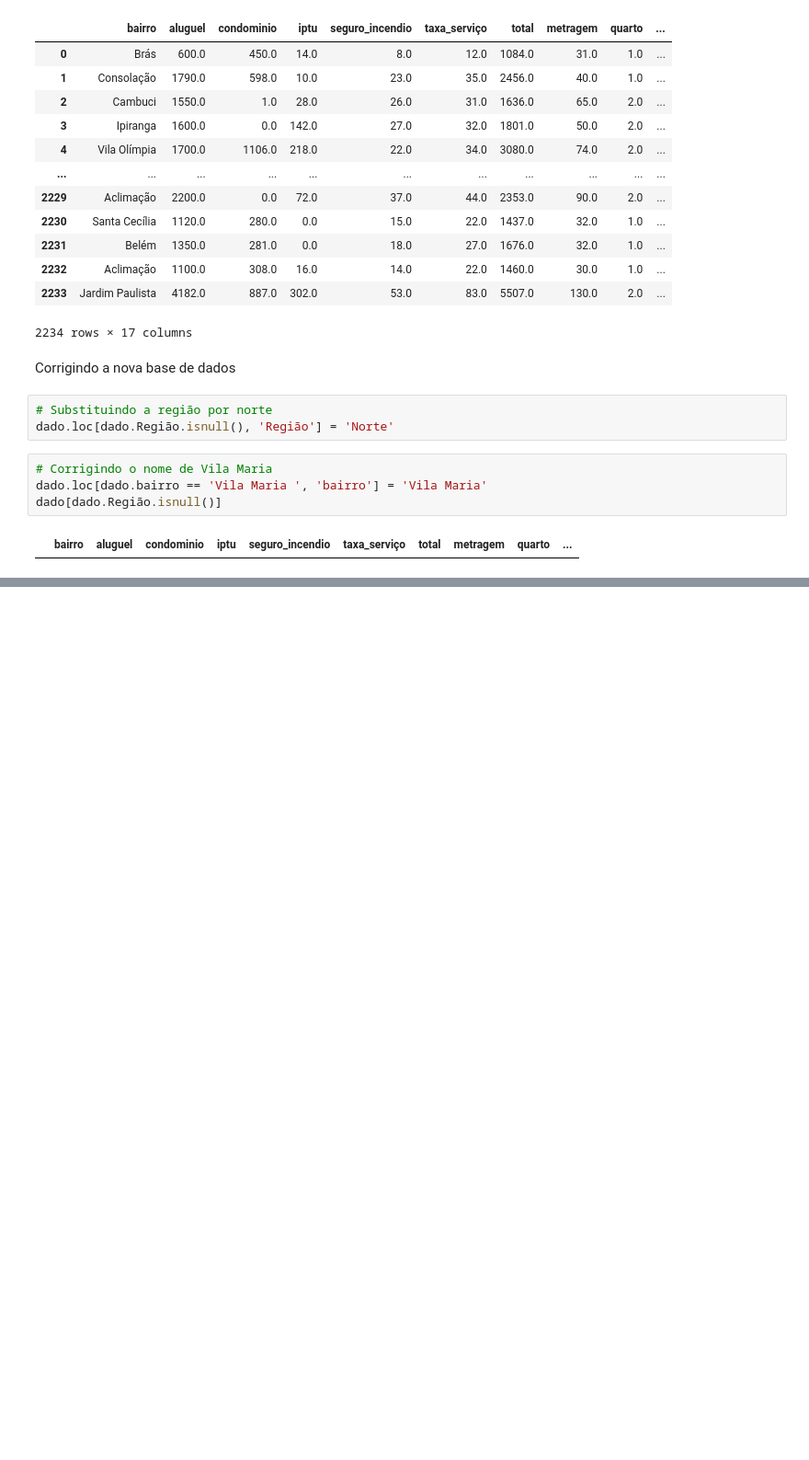
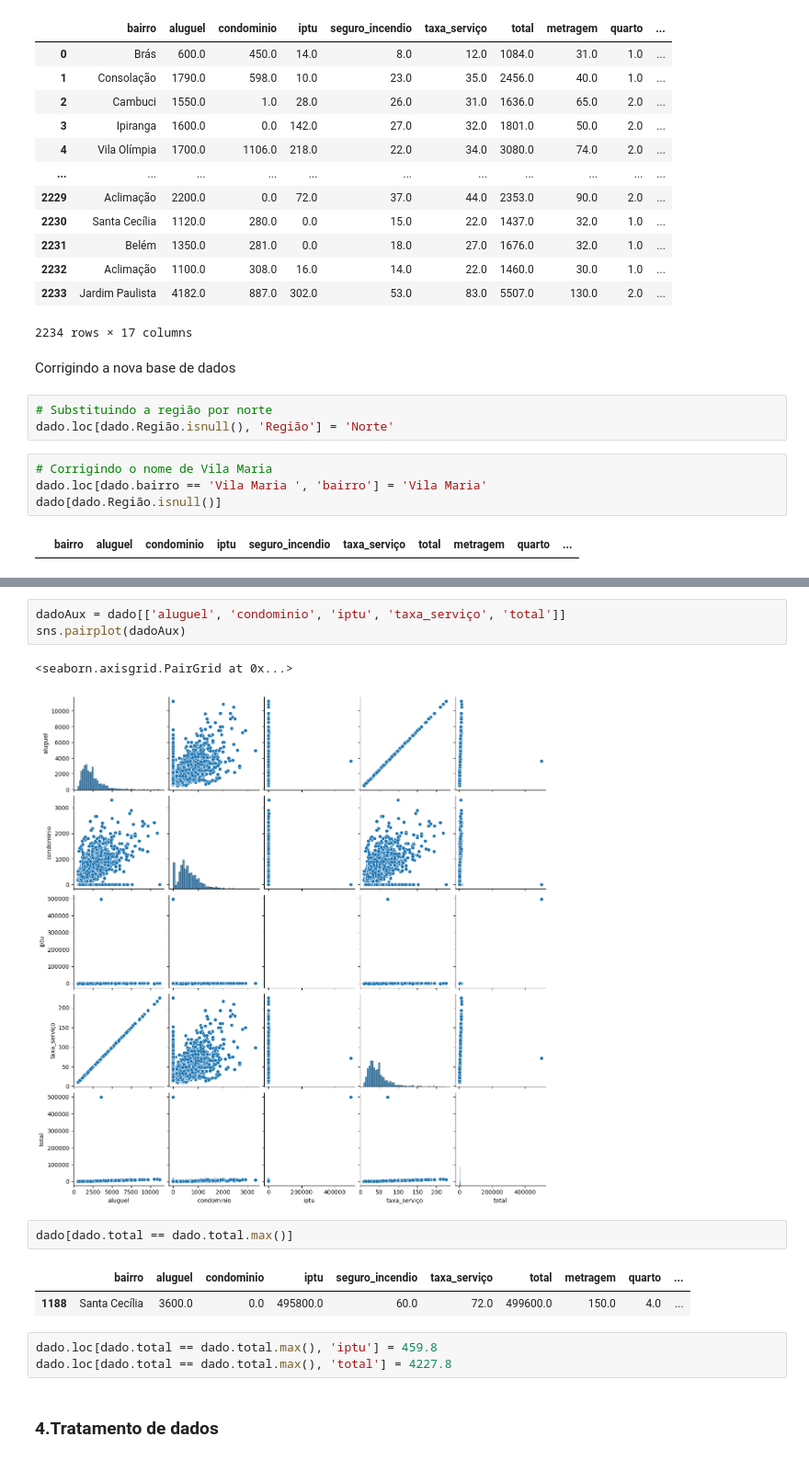
Before and after one commit to Leanddro13/QuintoAndar, a Jupyter notebook: main.ipynb, the cells around one changed output, grey strips where cells are left out. Shown at 92% size. Cells and saved outputs as stored; diff of their text form; blank space fills up the shorter version.

```diff
--- a/main.ipynb
+++ b/main.ipynb
@@ -419,0 +428,16 @@ dado[dado.Região.isnull()]
+# %%
+dadoAux = dado[['aluguel', 'condominio', 'iptu', 'taxa_serviço', 'total']]
+sns.pairplot(dadoAux)
+# %% [output]
+<seaborn.axisgrid.PairGrid at 0x...>
+[figure, added]
+# %%
+dado[dado.total == dado.total.max()]
+# %% [output]
+|  | bairro | aluguel | condominio | iptu | seguro_incendio | taxa_serviço | total | metragem | quarto | ... |
+| 1188 | Santa Cecília | 3600.0 | 0.0 | 495800.0 | 60.0 | 72.0 | 499600.0 | 150.0 | 4.0 | ... |
+# %%
+dado.loc[dado.total == dado.total.max(), 'iptu'] = 459.8
+dado.loc[dado.total == dado.total.max(), 'total'] = 4227.8
+# %% [markdown]
+### 4.Tratamento de dados
```
Also changed, not shown: parts of 9 cells of this notebook.
